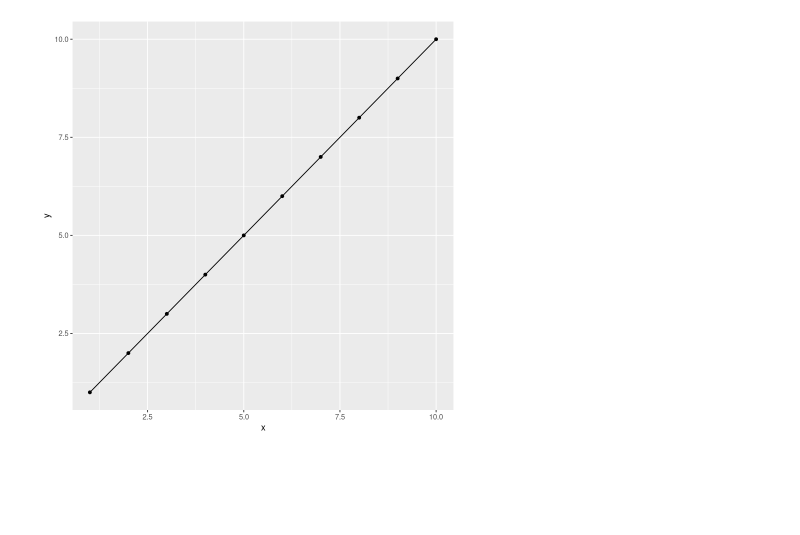
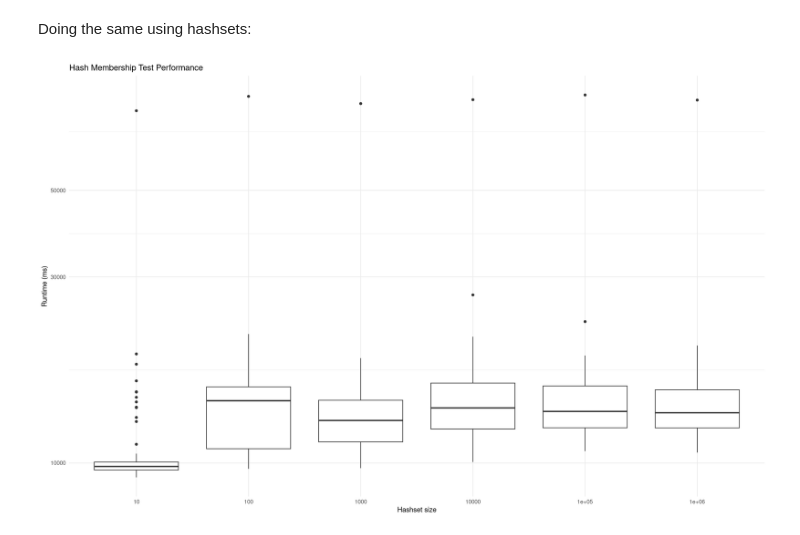
Before and after one commit to jkoubele/coding-week-2025, a Jupyter notebook: efficient_coding_in_r/efficient_coding_presentation.ipynb, the cells around one changed output. Cells and saved outputs as stored; diff of their text form; code cells hidden in the pictures; blank space fills up the shorter version.

Commit message:
Add part of the Hash set/maps presentation.

```diff
--- a/efficient_coding_in_r/efficient_coding_presentation.ipynb
+++ b/efficient_coding_in_r/efficient_coding_presentation.ipynb
@@ -31,0 +34,18 @@ Jupyter notebook rendering also support e.g. ggplot:
+# %%
+library(microbenchmark)
+library(ggplot2)
+
+list_sizes <- 10^(1:6)
+results <- data.frame(n = character(), time = numeric())
+
+for (n in list_sizes) {
+    tested_list <- as.list(sample(1:n, n, replace = TRUE))
+    bench_read <- microbenchmark(is_included <- sample(1:n, 1) %in% tested_list, unit = "ms", times=10)
+    results <- rbind(results, data.frame(n = as.character(n), time = bench_read$time))
+}
+
+ggplot(results, aes(x = n, y = time)) +
+    geom_boxplot() +
+    scale_y_log10() +
+    labs(x = "List size (n)", y = "Runtime (ms)", title = "List Membership Test Performance") +
+    theme_minimal()
@@ -32,9 +60,22 @@ Jupyter notebook rendering also support e.g. ggplot:
+# %% [markdown]
+Doing the same using hashsets:
 # %%
+library(microbenchmark)
 library(ggplot2)
-df <- data.frame(x = unlist(small_list), y = unlist(small_list))
 
-ggplot(df, aes(x = x, y = y)) +
-  geom_point() +
-  geom_line()
+list_sizes <- 10^(1:6)
+results <- data.frame(n = character(), time = numeric())
+
+for (n in list_sizes) {
+    tested_hashset <- do.call(hashset, as.list(sample(1:n, n)))
+    bench_read <- microbenchmark(is_included <- tested_hashset[[sample(1:n, 1)]], unit = "ms", times=100)
+    results <- rbind(results, data.frame(n = as.character(n), time = bench_read$time))
+}
+
+ggplot(results, aes(x = n, y = time)) +
+    geom_boxplot() +
+    scale_y_log10() +
+    labs(x = "Hashset size", y = "Runtime (ms)", title = "Hash Membership Test Performance") +
+    theme_minimal()
 # %% [output]
-[figure, old version]
+[figure, new version]
```
Also changed, not shown: parts of 7 cells of this notebook.
